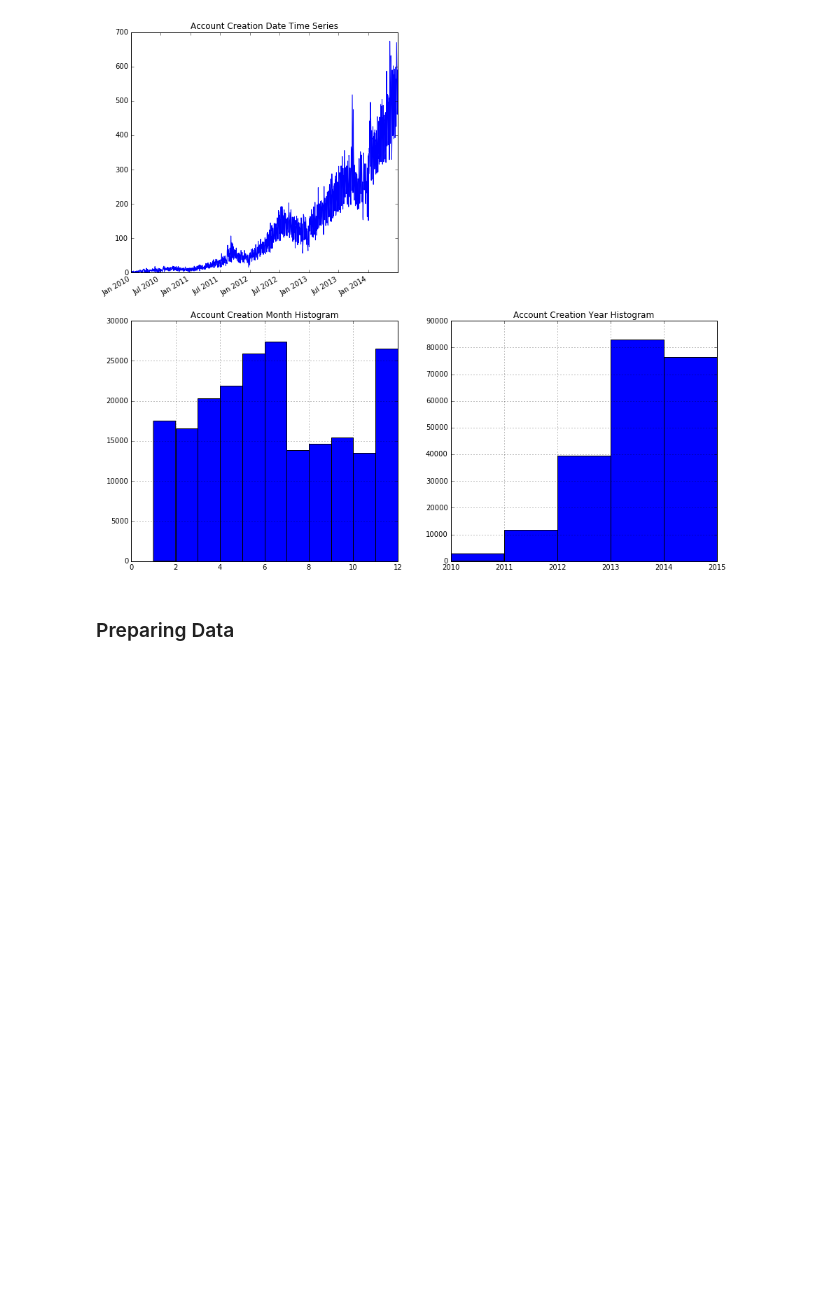
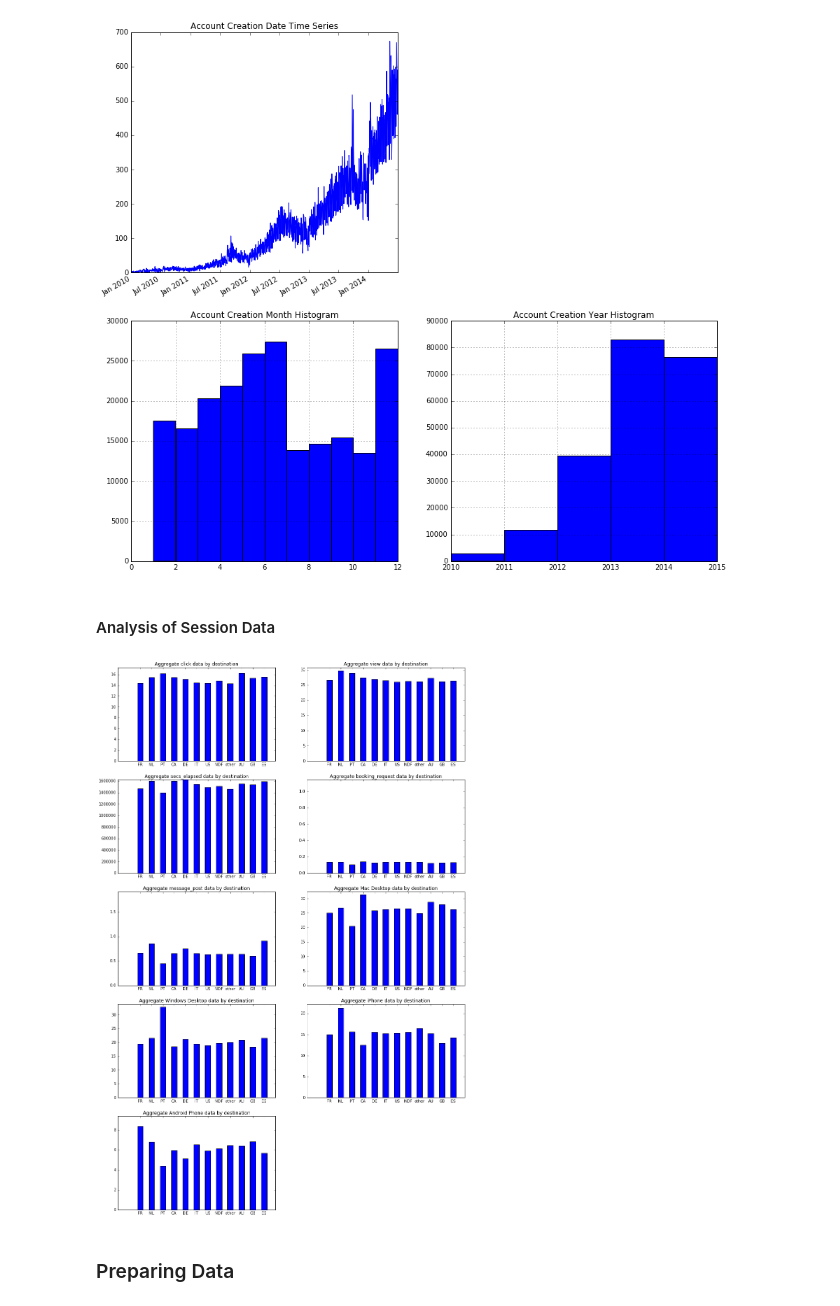
Before and after one commit to kyungguyeo/W207-Final-Project, a Jupyter notebook: airbnb_shared_project.ipynb, the cells around one changed output. Saved outputs shown, nothing was run; the diff lists cells and outputs as text; code cells hidden in the pictures; blank space fills up the shorter version.

Commit message:
Adding session data analysis and 3-level model.

```diff
--- a/airbnb_shared_project.ipynb
+++ b/airbnb_shared_project.ipynb
@@ -102,0 +89,14 @@ Train labels shape: (213451,)
+# %%
+# Aggregate sessions data.
+grpby = sessions.groupby(['user_id'])['secs_elapsed'].sum().reset_index()
+grpby.columns = ['user_id','secs_elapsed']
+
+action_type = pd.pivot_table(sessions, index = ['user_id'],
+                             columns = ['action_type'],values = 'action',aggfunc=len,fill_value=0).reset_index()
+device_type = pd.pivot_table(sessions, index = ['user_id'],
+                             columns = ['device_type'],values = 'action',aggfunc=len,fill_value=0).reset_index()
+
+sessions_data = pd.merge(action_type,device_type,on='user_id',how='inner')
+sessions_data = pd.merge(sessions_data,grpby,on='user_id',how='inner')
+print(sessions_data.head())
+print sessions_data.iloc[0]
@@ -227,6 +272,32 @@ plt.title("Account Creation Year Histogram")
 # %% [output]
 <matplotlib.text.Text at 0x...>
 [figure]
+# %% [markdown]
+#### Analysis of Session Data
+# %%
+def SessionDataHist(column, plt_index):
+    columns_to_extract = ['country_destination', column]
+    agg_data = joined_train_data[columns_to_extract].groupby(
+        ['country_destination'])[column].mean().reset_index()
+    agg_dict = dict(zip(agg_data['country_destination'], agg_data[column]))
+    X = np.arange(len(agg_dict))
+
+    plt.subplot(5, 2, plt_index)
+    plt.bar(X, agg_dict.values(), align='center', width=0.5)
+    plt.xticks(X, agg_dict.keys())
+    ymax = max(agg_dict.values()) + 1
+    plt.ylim(0, ymax)
+    plt.title("Aggregate {0} data by destination".format(column))
+
+plt.figure(figsize=(16, 25))
+# Choose some interesting columns to plot.
+columns_to_plot = ['click', 'view', 'secs_elapsed', 'booking_request',
+                   'message_post', 'Mac Desktop', 'Windows Desktop',
+                   'iPhone', 'Android Phone']
+for i,column in enumerate(columns_to_plot):
+    SessionDataHist(column, i+1)
+# %% [output]
+[figure, added]
 # %% [markdown]
 ### Preparing Data
 # %%
```
Also changed, not shown: parts of 24 cells of this notebook, 2 other files.
